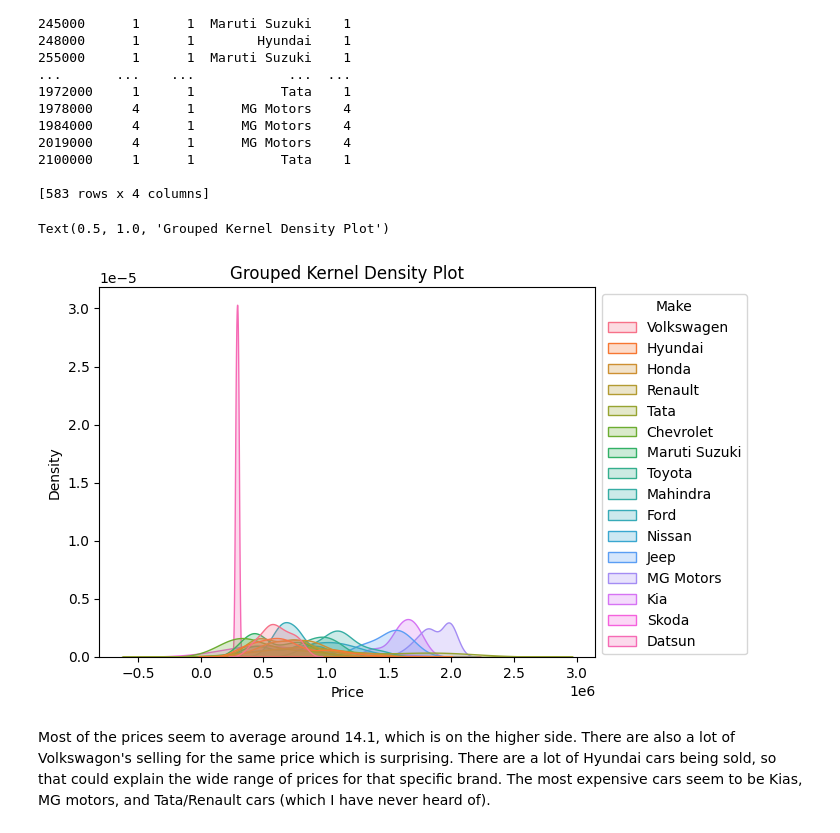
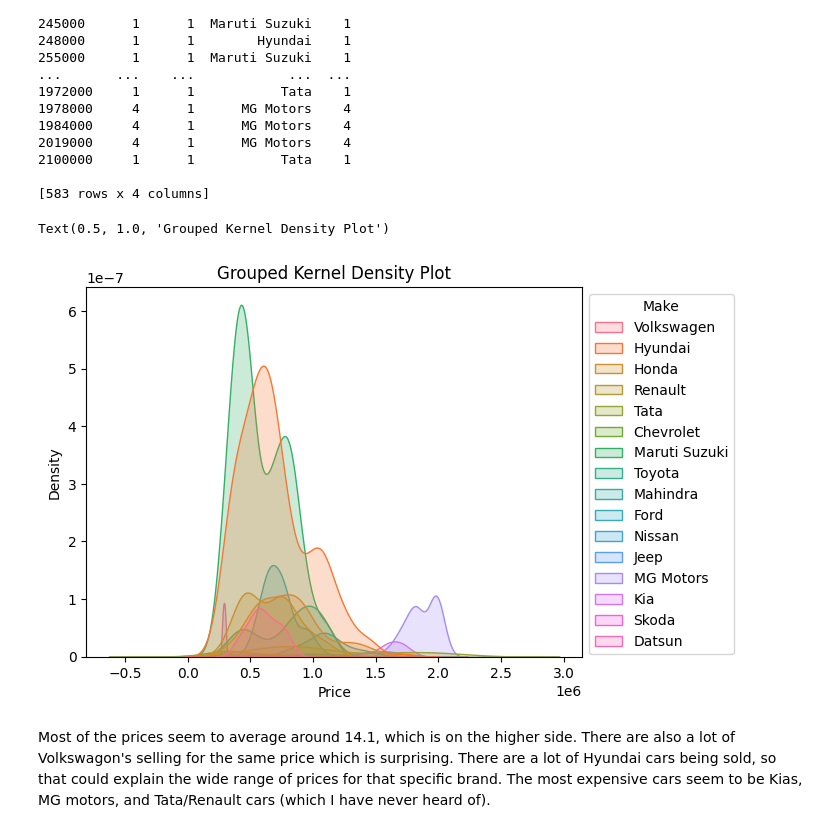
Before and after one commit to Ipshi02/assignment4, a Jupyter notebook: assignment4.ipynb, the cells around one changed output. Saved outputs shown, nothing was run; the diff lists cells and outputs as text; code cells hidden in the pictures.

```diff
--- a/assignment4.ipynb
+++ b/assignment4.ipynb
@@ -69,11 +62,11 @@ Price                 int64
 dtype: object
 # %%
 
-df['Color'] = df['Color'].astype(str)
-df['Body_Type'] = df["Body_Type"].astype(str)
-df['Fuel_Type'] = df['Fuel_Type'].astype(str)
-df['Transmission'] = df['Transmission'].astype(str)
-df['Transmission_Type'] = df['Transmission_Type'].astype(str)
+# df['Color'] = df['Color'].astype(str)
+# df['Body_Type'] = df["Body_Type"].astype(str)
+# df['Fuel_Type'] = df['Fuel_Type'].astype(str)
+# df['Transmission'] = df['Transmission'].astype(str)
+# df['Transmission_Type'] = df['Transmission_Type'].astype(str)
 df.loc[ df["No_of_Owners"] == "1st","No_of_Owners" ] = 1
 df.loc[ df["No_of_Owners"] == "2nd","No_of_Owners"] = 2
 df.loc[ df["No_of_Owners"] == "3rd","No_of_Owners" ] = 3
@@ -249,14 +242,14 @@ Price
 
 [583 rows x 4 columns]
 # %%
-kde = sns.kdeplot(data=df, x= "Price", hue= "Make", fill=True, common_norm=False) #https://chat.openai.com/c/71008847-1cca-4cb8-b475-e39ddadda03b
+kde = sns.kdeplot(data=df, x= "Price", hue= "Make", fill=True) #https://chat.openai.com/c/71008847-1cca-4cb8-b475-e39ddadda03b
 sns.move_legend(kde, "upper left", bbox_to_anchor=(1, 1))
 plt.xlabel("Price")
 plt.ylabel("Density")
 plt.title('Grouped Kernel Density Plot')
 # %% [output]
 Text(0.5, 1.0, 'Grouped Kernel Density Plot')
-[figure, old version]
+[figure, new version]
 # %% [markdown]
 Most of the prices seem to average around 14.1, which is on the higher side. There are also a lot of Volkswagon's selling for the same price which is surprising. There are a lot of Hyundai cars being sold, so that could explain the wide range of prices for that specific brand. The most expensive cars seem to be Kias, MG motors, and Tata/Renault cars (which I have never heard of).
 # %% [markdown]
```
Also changed, not shown: parts of 11 cells of this notebook.
